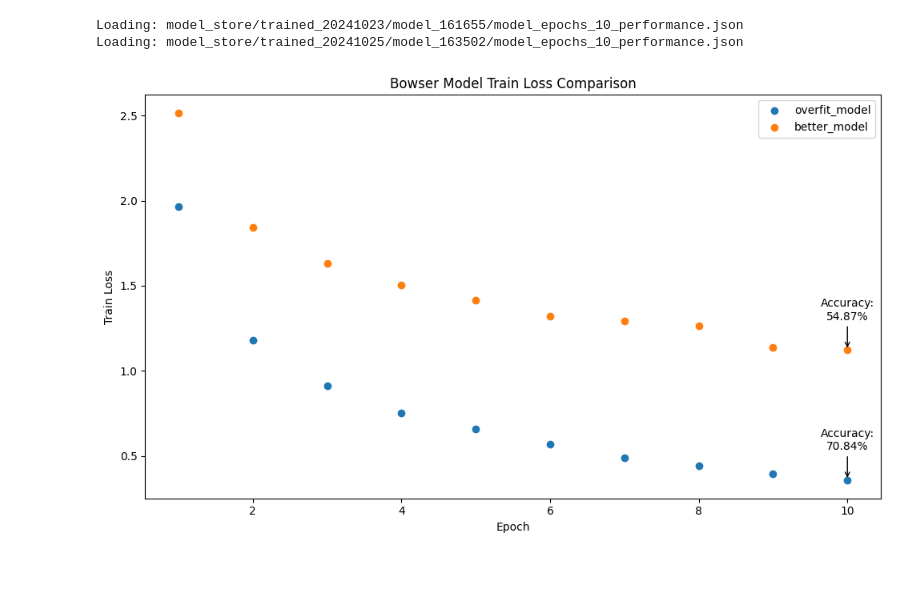
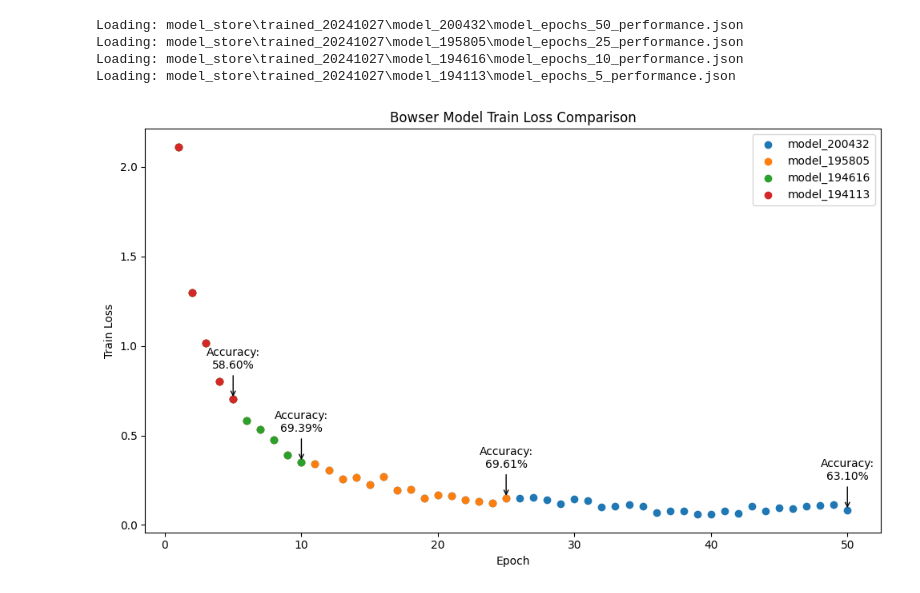
Before and after one commit to kqualben/bowser, a Jupyter notebook: view_performance.ipynb, the cells around one changed output. Saved outputs shown, nothing was run; the diff lists cells and outputs as text; code cells hidden in the pictures.

Commit message:
save latest performance

```diff
--- a/view_performance.ipynb
+++ b/view_performance.ipynb
@@ -43,9 +3,15 @@ Loading: model_store/trained_20241025/model_164538/model_epochs_50_performance.j
-# %%
-compare_model_loss({
-    'overfit_model':overfit_models['model_epochs_10'],
-    'better_model':better_models['model_epochs_10']
-})
-# %% [output]
-Loading: model_store/trained_20241023/model_161655/model_epochs_10_performance.json
-Loading: model_store/trained_20241025/model_163502/model_epochs_10_performance.json
-[figure, removed]
+# %%
+config_0_models = [
+    'model_194113',
+    'model_194616',
+    'model_195805',
+    'model_200432'
+    ]
+config_0_model_dict = {model: get_model_path(model) for model in config_0_models[::-1]}
+compare_model_loss(config_0_model_dict)
+# %% [output]
+Loading: model_store\trained_20241027\model_200432\model_epochs_50_performance.json
+Loading: model_store\trained_20241027\model_195805\model_epochs_25_performance.json
+Loading: model_store\trained_20241027\model_194616\model_epochs_10_performance.json
+Loading: model_store\trained_20241027\model_194113\model_epochs_5_performance.json
+[figure, added]
```
Also changed, not shown: parts of 12 cells of this notebook, 1 other file.
